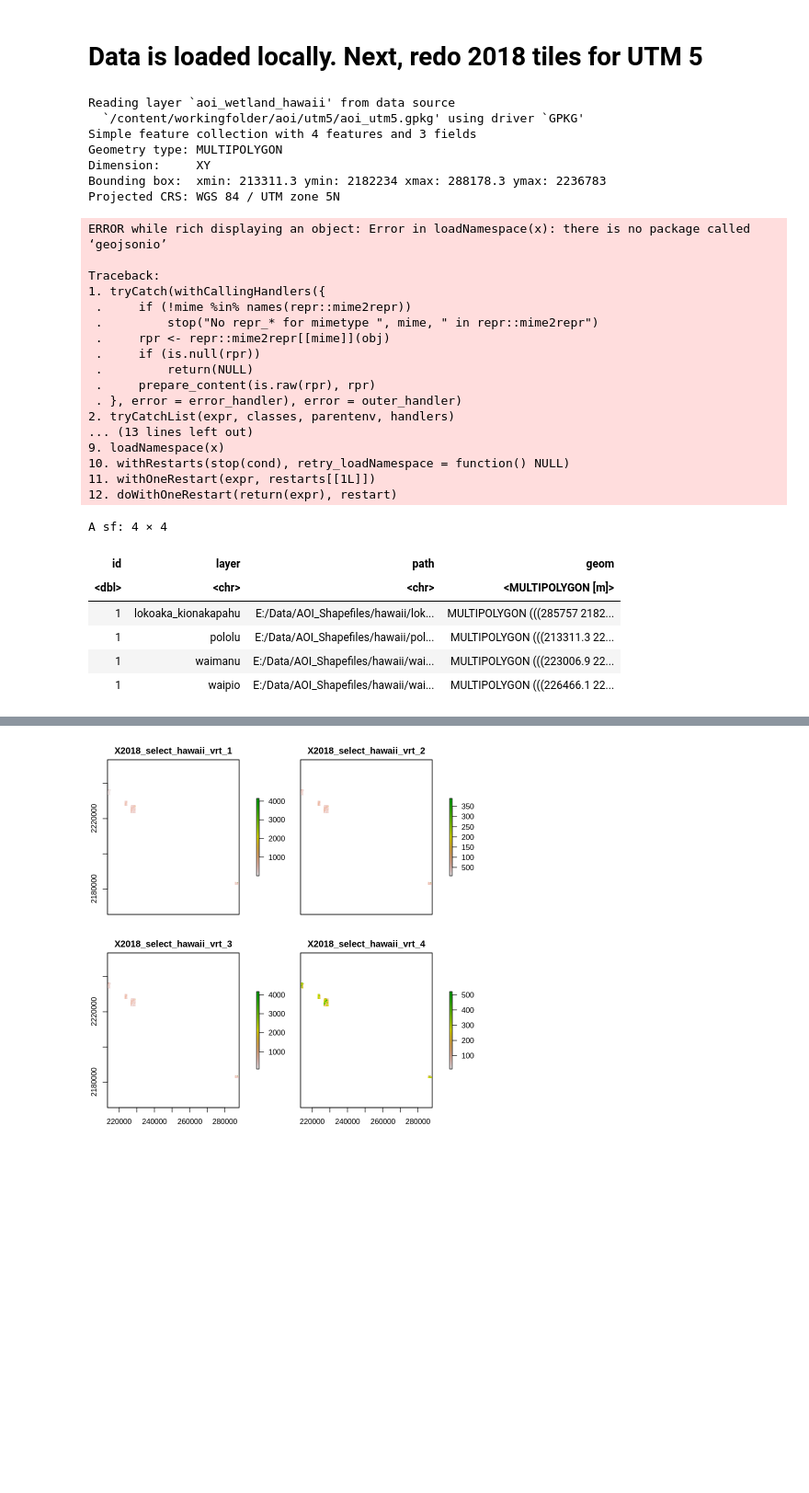
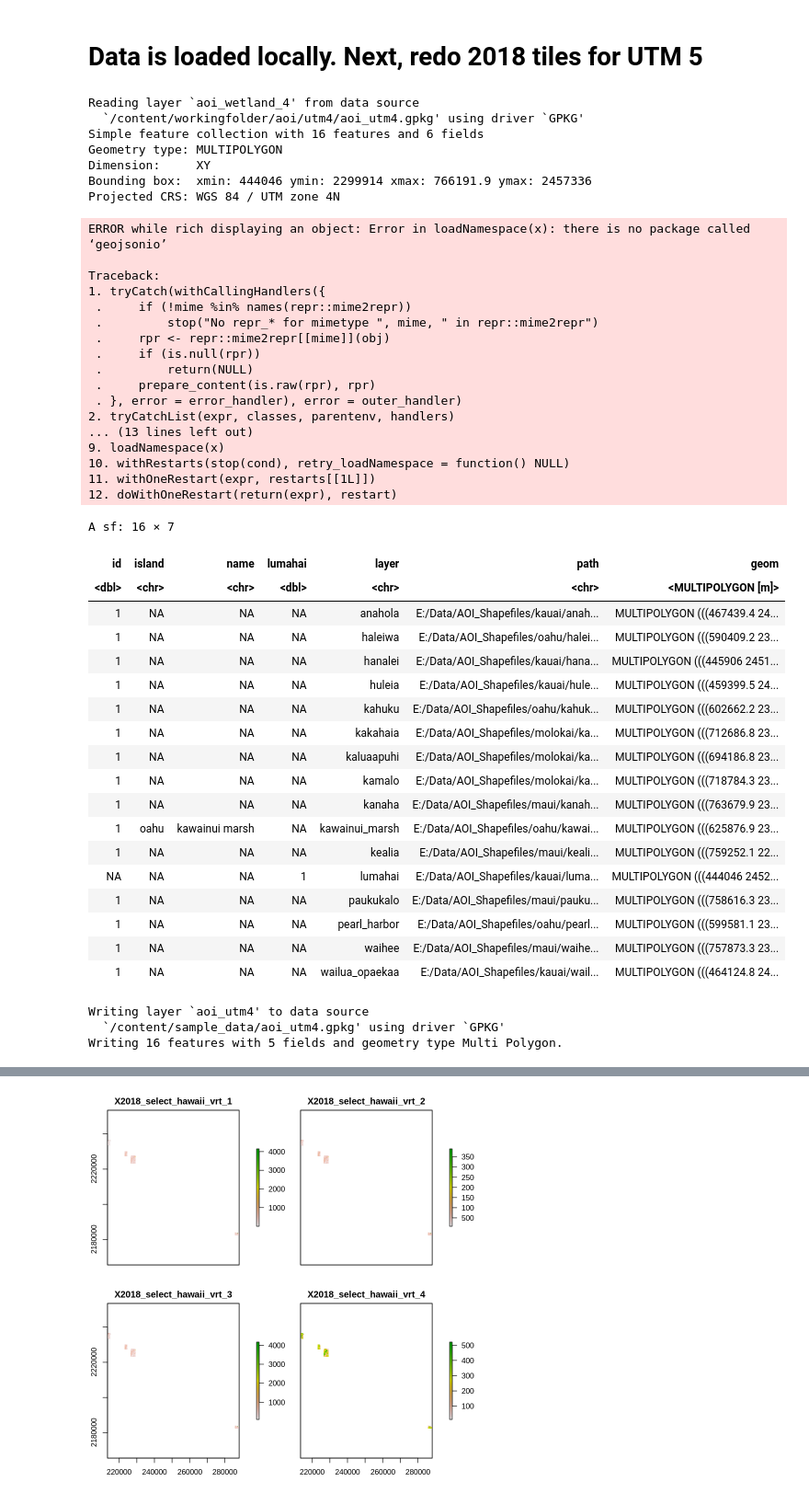
Before and after one commit to MadmanMarble/Planet_U-NET, a Jupyter notebook: Planet_image_stacking_032024.ipynb, the cells around one changed output, grey strips where cells are left out. Shown at 92% size. Saved outputs shown, nothing was run; the diff lists cells and outputs as text; code cells hidden in the pictures; blank space fills up the shorter version.

```diff
--- a/Planet_image_stacking_032024.ipynb
+++ b/Planet_image_stacking_032024.ipynb
@@ -463,37 +531,49 @@ for (i in seq_along(files$name)) {
 # %% [markdown]
 # Data is loaded locally. Next, redo 2018 tiles for UTM 5
 # %%
-aoi_utm5 <- st_read("/content/workingfolder/aoi/utm5/aoi_utm5.gpkg")
-aoi_utm5
+aoi_utm4 <- st_read("/content/workingfolder/aoi/utm4/aoi_utm4.gpkg")
+aoi_utm4
 # %% [output]
-Reading layer `aoi_wetland_hawaii' from data source
-  `/content/workingfolder/aoi/utm5/aoi_utm5.gpkg' using driver `GPKG'
-Simple feature collection with 4 features and 3 fields
+Reading layer `aoi_wetland_4' from data source
+  `/content/workingfolder/aoi/utm4/aoi_utm4.gpkg' using driver `GPKG'
+Simple feature collection with 16 features and 6 fields
 Geometry type: MULTIPOLYGON
 Dimension:     XY
-Bounding box:  xmin: 213311.3 ymin: 2182234 xmax: 288178.3 ymax: 2236783
-Projected CRS: WGS 84 / UTM zone 5N
+Bounding box:  xmin: 444046 ymin: 2299914 xmax: 766191.9 ymax: 2457336
+Projected CRS: WGS 84 / UTM zone 4N
 ERROR while rich displaying an object: Error in loadNamespace(x): there is no package called ‘geojsonio’
 
 Traceback:
 1. tryCatch(withCallingHandlers({
  .     if (!mime %in% names(repr::mime2repr))
  .         stop("No repr_* for mimetype ", mime, " in repr::mime2repr")
  .     rpr <- repr::mime2repr[[mime]](obj)
  .     if (is.null(rpr))
  .         return(NULL)
  .     prepare_content(is.raw(rpr), rpr)
  . }, error = error_handler), error = outer_handler)
 2. tryCatchList(expr, classes, parentenv, handlers)
 ... (13 lines left out)
 9. loadNamespace(x)
 10. withRestarts(stop(cond), retry_loadNamespace = function() NULL)
 11. withOneRestart(expr, restarts[[1L]])
 12. doWithOneRestart(return(expr), restart)
-A sf: 4 × 4
+A sf: 16 × 7
-| id | layer | path | geom |
-| <dbl> | <chr> | <chr> | <MULTIPOLYGON [m]> |
-| 1 | lokoaka_kionakapahu | E:/Data/AOI_Shapefiles/hawaii/lok... | MULTIPOLYGON (((285757 2182... |
-| 1 | pololu | E:/Data/AOI_Shapefiles/hawaii/pol... | MULTIPOLYGON (((213311.3 22... |
-| 1 | waimanu | E:/Data/AOI_Shapefiles/hawaii/wai... | MULTIPOLYGON (((223006.9 22... |
-| 1 | waipio | E:/Data/AOI_Shapefiles/hawaii/wai... | MULTIPOLYGON (((226466.1 22... |
+| id | island | name | lumahai | layer | path | geom |
+| <dbl> | <chr> | <chr> | <dbl> | <chr> | <chr> | <MULTIPOLYGON [m]> |
+| 1 | NA | NA | NA | anahola | E:/Data/AOI_Shapefiles/kauai/anah... | MULTIPOLYGON (((467439.4 24... |
+| 1 | NA | NA | NA | haleiwa | E:/Data/AOI_Shapefiles/oahu/halei... | MULTIPOLYGON (((590409.2 23... |
+| 1 | NA | NA | NA | hanalei | E:/Data/AOI_Shapefiles/kauai/hana... | MULTIPOLYGON (((445906 2451... |
+| 1 | NA | NA | NA | huleia | E:/Data/AOI_Shapefiles/kauai/hule... | MULTIPOLYGON (((459399.5 24... |
+| 1 | NA | NA | NA | kahuku | E:/Data/AOI_Shapefiles/oahu/kahuk... | MULTIPOLYGON (((602662.2 23... |
+| 1 | NA | NA | NA | kakahaia | E:/Data/AOI_Shapefiles/molokai/ka... | MULTIPOLYGON (((712686.8 23... |
+| 1 | NA | NA | NA | kaluaapuhi | E:/Data/AOI_Shapefiles/molokai/ka... | MULTIPOLYGON (((694186.8 23... |
+| 1 | NA | NA | NA | kamalo | E:/Data/AOI_Shapefiles/molokai/ka... | MULTIPOLYGON (((718784.3 23... |
+| 1 | NA | NA | NA | kanaha | E:/Data/AOI_Shapefiles/maui/kanah... | MULTIPOLYGON (((763679.9 23... |
+| 1 | oahu | kawainui marsh | NA | kawainui_marsh | E:/Data/AOI_Shapefiles/oahu/kawai... | MULTIPOLYGON (((625876.9 23... |
+| 1 | NA | NA | NA | kealia | E:/Data/AOI_Shapefiles/maui/keali... | MULTIPOLYGON (((759252.1 22... |
+| NA | NA | NA | 1 | lumahai | E:/Data/AOI_Shapefiles/kauai/luma... | MULTIPOLYGON (((444046 2452... |
+| 1 | NA | NA | NA | paukukalo | E:/Data/AOI_Shapefiles/maui/pauku... | MULTIPOLYGON (((758616.3 23... |
+| 1 | NA | NA | NA | pearl_harbor | E:/Data/AOI_Shapefiles/oahu/pearl... | MULTIPOLYGON (((599581.1 23... |
+| 1 | NA | NA | NA | waihee | E:/Data/AOI_Shapefiles/maui/waihe... | MULTIPOLYGON (((757873.3 23... |
+| 1 | NA | NA | NA | wailua_opaekaa | E:/Data/AOI_Shapefiles/kauai/wail... | MULTIPOLYGON (((464124.8 24... |
@@ -500 +588,7 @@ A sf: 4 × 4
+# %%
+st_write(aoi_utm4, paste0("/content/sample_data/aoi_utm4.gpkg"))
+# %% [output]
+Writing layer `aoi_utm4' to data source
+  `/content/sample_data/aoi_utm4.gpkg' using driver `GPKG'
+Writing 16 features with 5 fields and geometry type Multi Polygon.
 # %%
```
Also changed, not shown: parts of 38 cells of this notebook.
